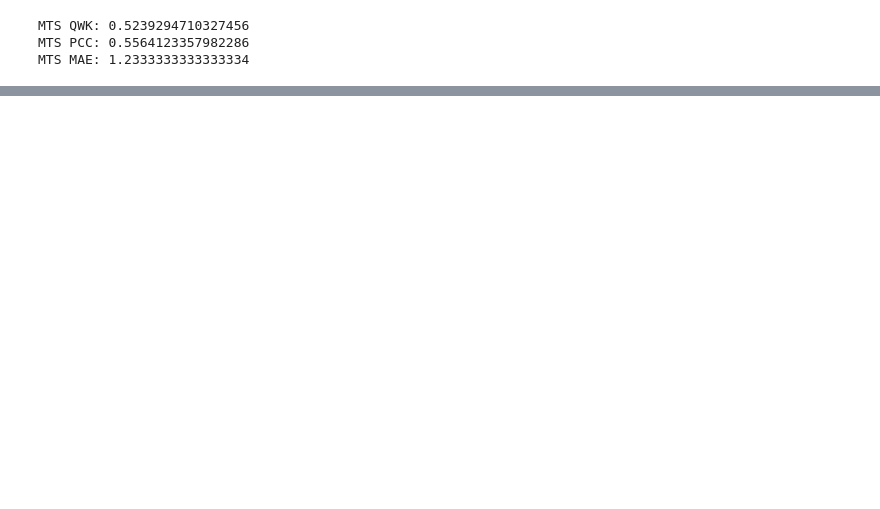
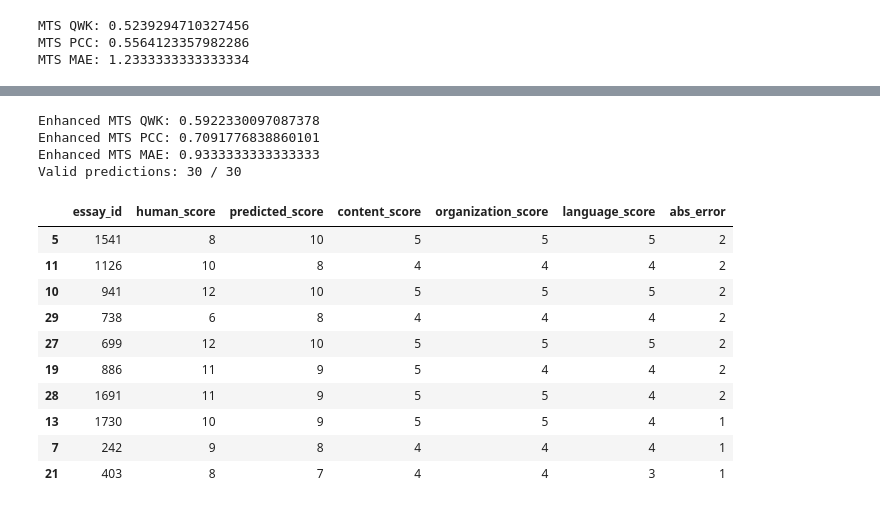
Before and after one commit to MalakSalehh/Thesis-datasets, a Jupyter notebook: CLEAN_TRIALtitled1.ipynb, the cells around one changed output, grey strips where cells are left out. Drawn from its saved outputs; the diff is of its cells as text; code cells hidden in the pictures; blank space fills up the shorter version.

```diff
--- a/CLEAN_TRIALtitled1.ipynb
+++ b/CLEAN_TRIALtitled1.ipynb
@@ -534,0 +837,49 @@ MTS MAE: 1.2333333333333334
+# %%
+mts_clean_enhanced_df = mts_results_enhanced_df.dropna(subset=["predicted_score"]).copy()
+
+mts_qwk_enhanced = cohen_kappa_score(
+    mts_clean_enhanced_df["human_score"],
+    mts_clean_enhanced_df["predicted_score"],
+    weights="quadratic",
+
+)
+
+mts_pcc_enhanced, _ = pearsonr(
+    mts_clean_enhanced_df["human_score"],
+    mts_clean_enhanced_df["predicted_score"]
+)
+
+mts_mae_enhanced = mean_absolute_error(
+    mts_clean_enhanced_df["human_score"],
+    mts_clean_enhanced_df["predicted_score"]
+)
+
+print("Enhanced MTS QWK:", mts_qwk_enhanced)
+print("Enhanced MTS PCC:", mts_pcc_enhanced)
+print("Enhanced MTS MAE:", mts_mae_enhanced)
+print("Valid predictions:", len(mts_clean_enhanced_df), "/", len(mts_results_enhanced_df))
+# %% [output]
+Enhanced MTS QWK: 0.5922330097087378
+Enhanced MTS PCC: 0.7091776838860101
+Enhanced MTS MAE: 0.9333333333333333
+Valid predictions: 30 / 30
+# %%
+mts_results_enhanced_df["abs_error"] = (
+    mts_results_enhanced_df["human_score"] - mts_results_enhanced_df["predicted_score"]
+).abs()
+
+mts_results_enhanced_df.sort_values("abs_error", ascending=False)[
+    ["essay_id", "human_score", "predicted_score", "content_score", "organization_score", "language_score", "abs_error"]
+].head(10)
+# %% [output]
+|  | essay_id | human_score | predicted_score | content_score | organization_score | language_score | abs_error |
+| 5 | 1541 | 8 | 10 | 5 | 5 | 5 | 2 |
+| 11 | 1126 | 10 | 8 | 4 | 4 | 4 | 2 |
+| 10 | 941 | 12 | 10 | 5 | 5 | 5 | 2 |
+| 29 | 738 | 6 | 8 | 4 | 4 | 4 | 2 |
+| 27 | 699 | 12 | 10 | 5 | 5 | 5 | 2 |
+| 19 | 886 | 11 | 9 | 5 | 4 | 4 | 2 |
+| 28 | 1691 | 11 | 9 | 5 | 5 | 4 | 2 |
+| 13 | 1730 | 10 | 9 | 5 | 5 | 4 | 1 |
+| 7 | 242 | 9 | 8 | 4 | 4 | 4 | 1 |
+| 21 | 403 | 8 | 7 | 4 | 4 | 3 | 1 |
```
Also changed, not shown: parts of 12 cells of this notebook.
